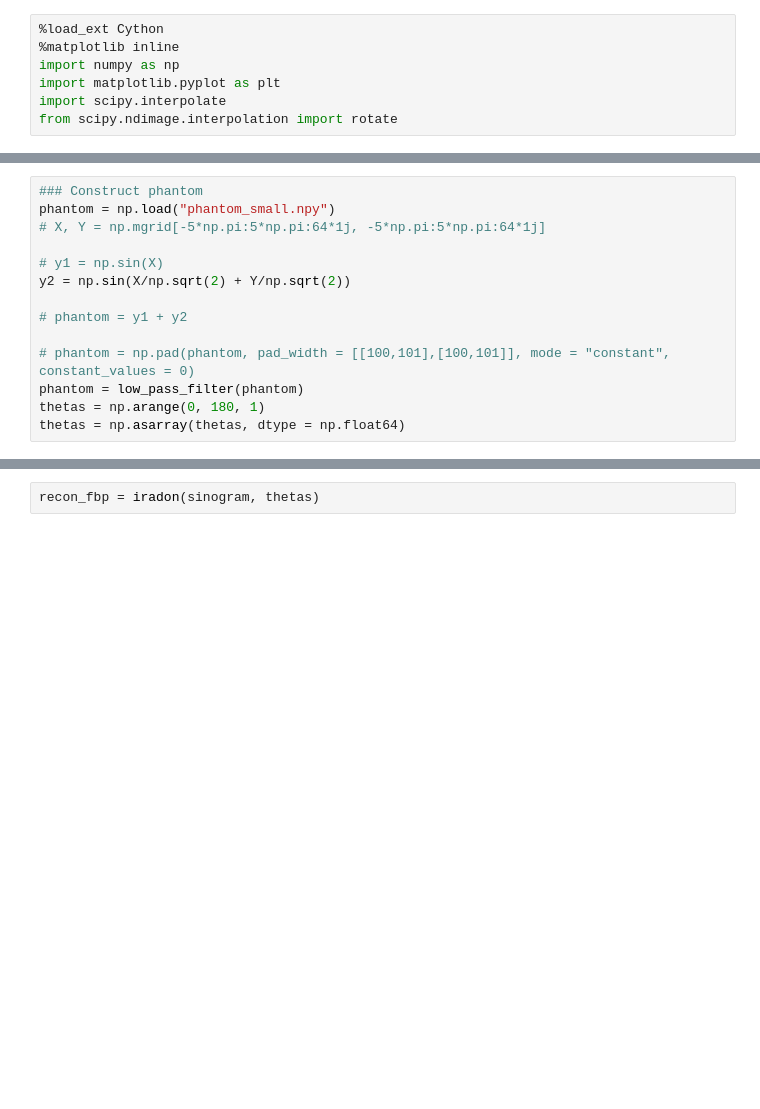
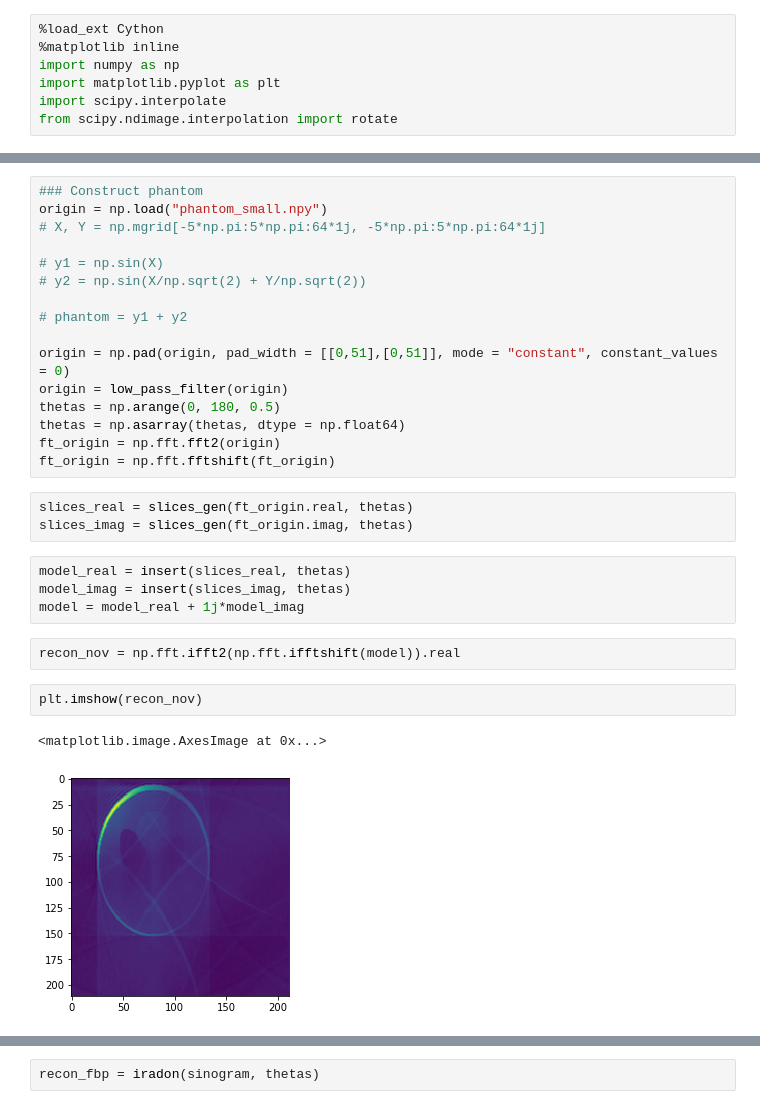
Before and after one commit to Varato/image_recon, a Jupyter notebook: recon_algo_study.ipynb, the cells around one changed output, grey strips where cells are left out. Saved outputs shown, nothing was run; the diff lists cells and outputs as text; blank space fills up the shorter version.

```diff
--- a/recon_algo_study.ipynb
+++ b/recon_algo_study.ipynb
@@ -168,14 +168,30 @@ def insert(np.ndarray[np.float64_t, ndim = 2] slices, np.ndarray[np.float64_t, n
 # %%
 ### Construct phantom
-phantom = np.load("phantom_small.npy")
+origin = np.load("phantom_small.npy")
 # X, Y = np.mgrid[-5*np.pi:5*np.pi:64*1j, -5*np.pi:5*np.pi:64*1j]
 
 # y1 = np.sin(X)
-y2 = np.sin(X/np.sqrt(2) + Y/np.sqrt(2))
+# y2 = np.sin(X/np.sqrt(2) + Y/np.sqrt(2))
 
 # phantom = y1 + y2
 
-# phantom = np.pad(phantom, pad_width = [[100,101],[100,101]], mode = "constant", constant_values = 0)
-phantom = low_pass_filter(phantom)
-thetas = np.arange(0, 180, 1)
+origin = np.pad(origin, pad_width = [[0,51],[0,51]], mode = "constant", constant_values = 0)
+origin = low_pass_filter(origin)
+thetas = np.arange(0, 180, 0.5)
 thetas = np.asarray(thetas, dtype = np.float64)
+ft_origin = np.fft.fft2(origin)
+ft_origin = np.fft.fftshift(ft_origin)
+# %%
+slices_real = slices_gen(ft_origin.real, thetas)
+slices_imag = slices_gen(ft_origin.imag, thetas)
+# %%
+model_real = insert(slices_real, thetas)
+model_imag = insert(slices_imag, thetas)
+model = model_real + 1j*model_imag
+# %%
+recon_nov = np.fft.ifft2(np.fft.ifftshift(model)).real
+# %%
+plt.imshow(recon_nov)
+# %% [output]
+<matplotlib.image.AxesImage at 0x...>
+[figure, added]
```
Also changed, not shown: parts of 26 cells of this notebook.
